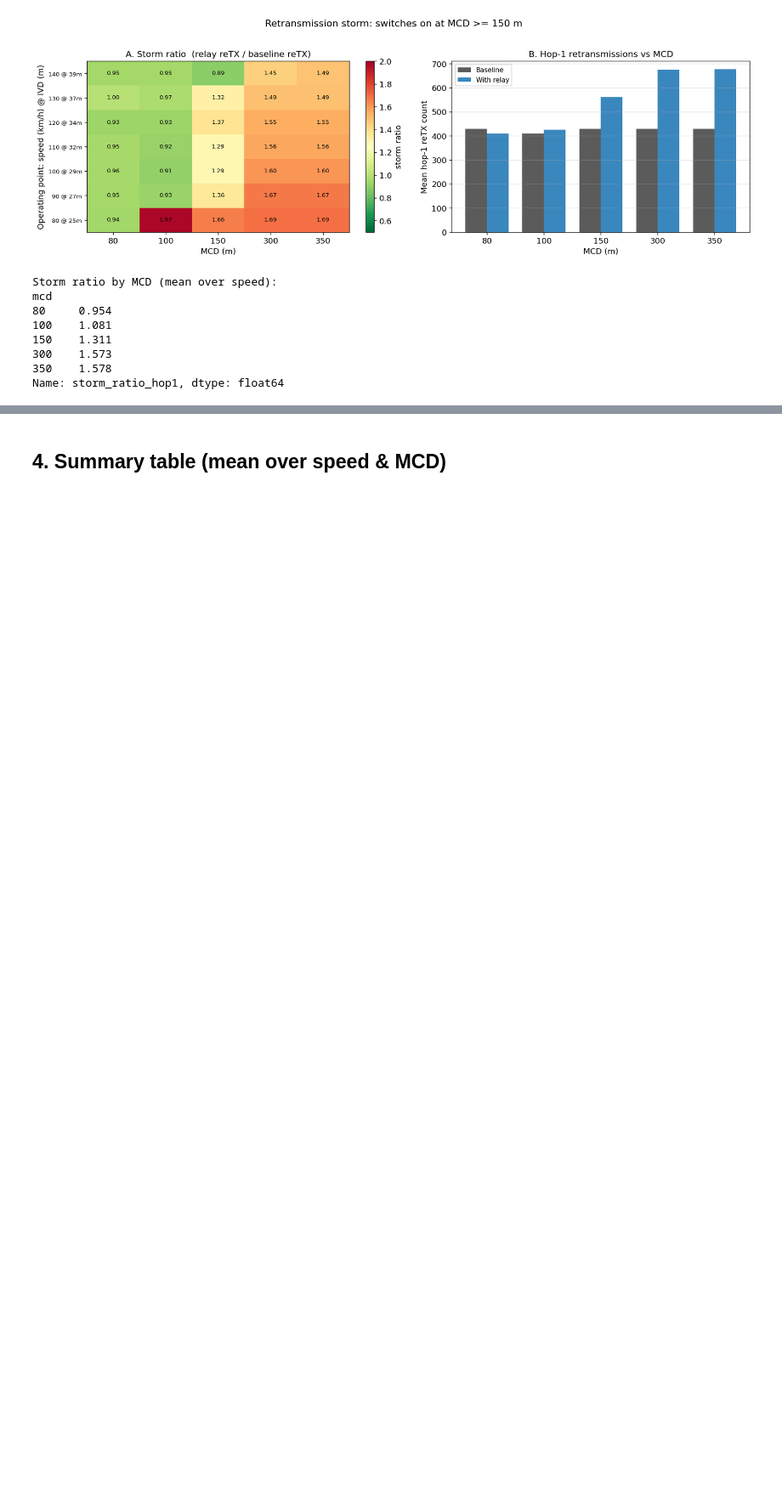
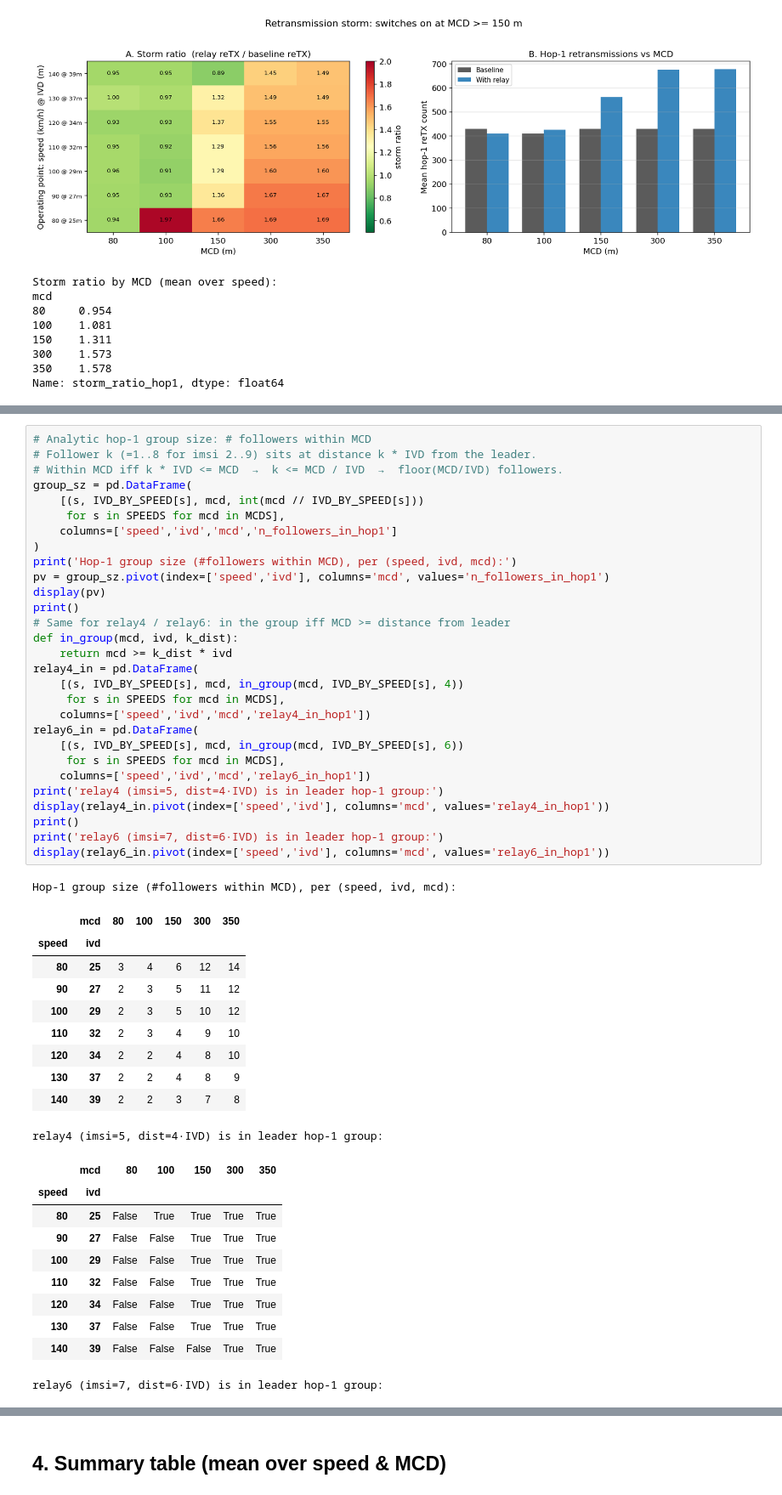
Before and after one commit to 0had0/groupcast-adaptation-ns3, a Jupyter notebook: scratch_overlay/relay_storm_eval/analysis.ipynb, the cells around one changed output, grey strips where cells are left out. Shown at 85% size. Drawn from its saved outputs; the diff is of its cells as text; blank space fills up the shorter version.

```diff
--- a/scratch_overlay/relay_storm_eval/analysis.ipynb
+++ b/scratch_overlay/relay_storm_eval/analysis.ipynb
@@ -426,0 +441,51 @@ Name: storm_ratio_hop1, dtype: float64
+# %%
+# Analytic hop-1 group size: # followers within MCD
+# Follower k (=1..8 for imsi 2..9) sits at distance k * IVD from the leader.
+# Within MCD iff k * IVD <= MCD  →  k <= MCD / IVD  →  floor(MCD/IVD) followers.
+group_sz = pd.DataFrame(
+    [(s, IVD_BY_SPEED[s], mcd, int(mcd // IVD_BY_SPEED[s]))
+     for s in SPEEDS for mcd in MCDS],
+    columns=['speed','ivd','mcd','n_followers_in_hop1']
+)
+print('Hop-1 group size (#followers within MCD), per (speed, ivd, mcd):')
+pv = group_sz.pivot(index=['speed','ivd'], columns='mcd', values='n_followers_in_hop1')
+display(pv)
+print()
+# Same for relay4 / relay6: in the group iff MCD >= distance from leader
+def in_group(mcd, ivd, k_dist):
+    return mcd >= k_dist * ivd
+relay4_in = pd.DataFrame(
+    [(s, IVD_BY_SPEED[s], mcd, in_group(mcd, IVD_BY_SPEED[s], 4))
+     for s in SPEEDS for mcd in MCDS],
+    columns=['speed','ivd','mcd','relay4_in_hop1'])
+relay6_in = pd.DataFrame(
+    [(s, IVD_BY_SPEED[s], mcd, in_group(mcd, IVD_BY_SPEED[s], 6))
+     for s in SPEEDS for mcd in MCDS],
+    columns=['speed','ivd','mcd','relay6_in_hop1'])
+print('relay4 (imsi=5, dist=4·IVD) is in leader hop-1 group:')
+display(relay4_in.pivot(index=['speed','ivd'], columns='mcd', values='relay4_in_hop1'))
+print()
+print('relay6 (imsi=7, dist=6·IVD) is in leader hop-1 group:')
+display(relay6_in.pivot(index=['speed','ivd'], columns='mcd', values='relay6_in_hop1'))
+# %% [output]
+Hop-1 group size (#followers within MCD), per (speed, ivd, mcd):
+|  | mcd | 80 | 100 | 150 | 300 | 350 |
+| speed | ivd |  |  |  |  |  |
+| 80 | 25 | 3 | 4 | 6 | 12 | 14 |
+| 90 | 27 | 2 | 3 | 5 | 11 | 12 |
+| 100 | 29 | 2 | 3 | 5 | 10 | 12 |
+| 110 | 32 | 2 | 3 | 4 | 9 | 10 |
+| 120 | 34 | 2 | 2 | 4 | 8 | 10 |
+| 130 | 37 | 2 | 2 | 4 | 8 | 9 |
+| 140 | 39 | 2 | 2 | 3 | 7 | 8 |
+relay4 (imsi=5, dist=4·IVD) is in leader hop-1 group:
+|  | mcd | 80 | 100 | 150 | 300 | 350 |
+| speed | ivd |  |  |  |  |  |
+| 80 | 25 | False | True | True | True | True |
+| 90 | 27 | False | False | True | True | True |
+| 100 | 29 | False | False | True | True | True |
+| 110 | 32 | False | False | True | True | True |
+| 120 | 34 | False | False | True | True | True |
+| 130 | 37 | False | False | True | True | True |
+| 140 | 39 | False | False | False | True | True |
+relay6 (imsi=7, dist=6·IVD) is in leader hop-1 group:
```
Also changed, not shown: parts of 3 cells of this notebook, 3 other files.
